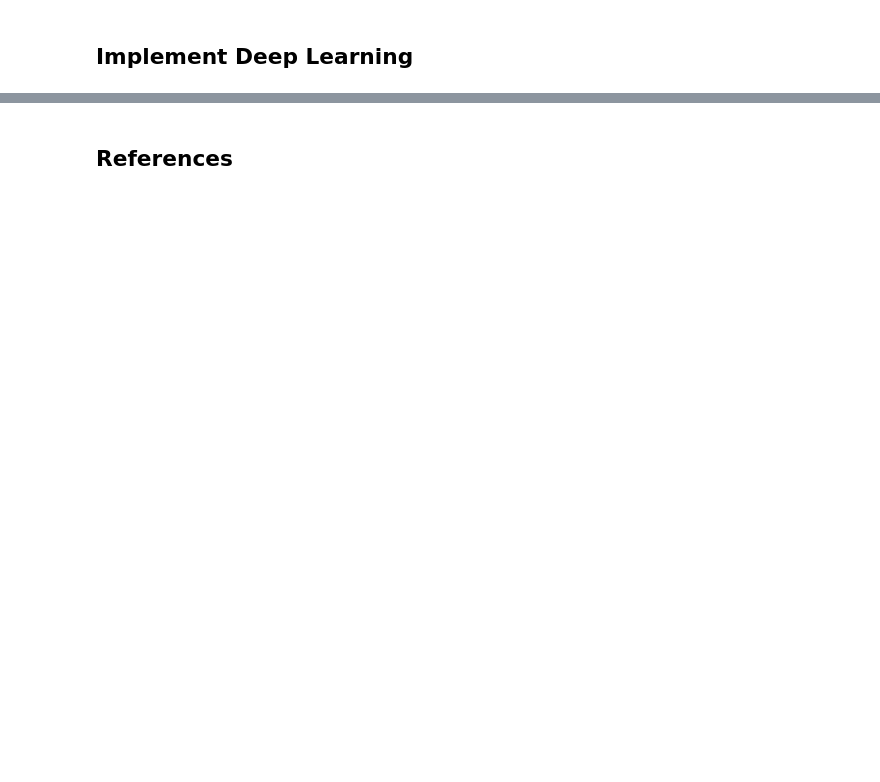
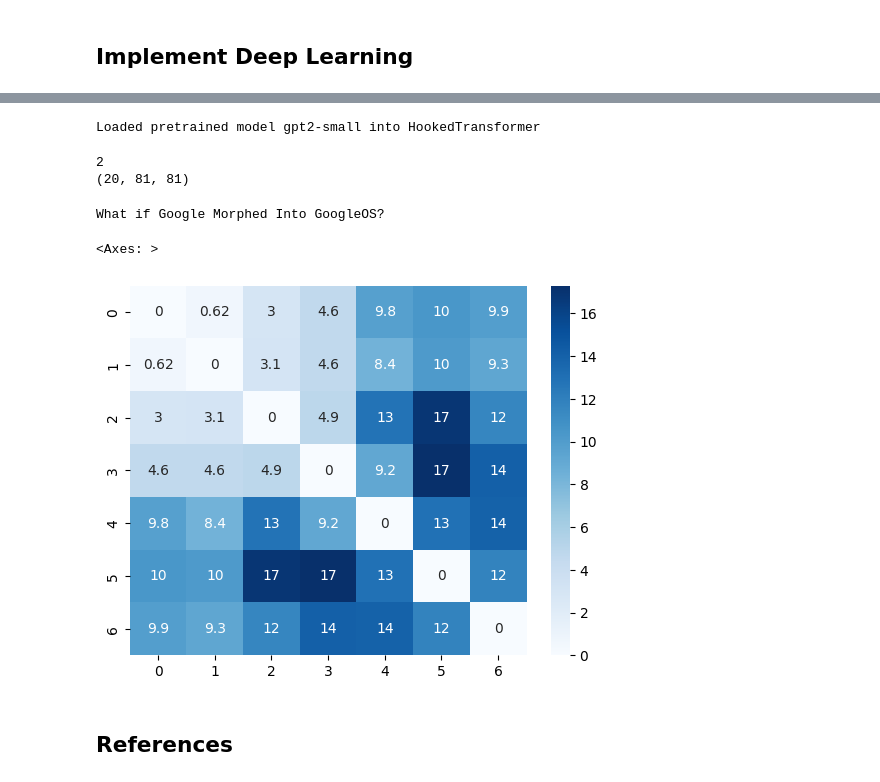
Before and after one commit to onjurgensen/probing_syntax_in_LLMs, a Jupyter notebook: probing_syntax_in_LLMs.ipynb, the cells around one changed output, grey strips where cells are left out. Cells and saved outputs as stored; diff of their text form; code cells hidden in the pictures; blank space fills up the shorter version.

```diff
--- a/probing_syntax_in_LLMs.ipynb
+++ b/probing_syntax_in_LLMs.ipynb
@@ -553,2 +594,30 @@ regimen.train_until_convergence(
+# %%
+# Prepare your new sentences as a SyntaxProbeDataset and DataLoader
+novel_sentences = sentences_test
+
+novel_dataset = SyntaxProbeDataset(novel_sentences, 'gpt2-small', 'blocks.8.hook_resid_post')
+novel_dataloader = DataLoader(novel_dataset, batch_size = 20, collate_fn=custom_collate_fn)
+
+# Make predictions
+predictions = regimen.predict(probe, model, novel_dataloader)
+# %% [output]
+Loaded pretrained model gpt2-small into HookedTransformer
+# %%
+print(len(predictions))
+print(predictions[0].shape)
+# %% [output]
+2
+(20, 81, 81)
+# %%
+sentence_idx = 0
+mat, ids, root_dist, forms = distance_matrix_from_sentence(sentences_test[sentence_idx])
+sentence = novel_sentences[sentence_idx]
+print(sentence.metadata["text"])
+sns.heatmap(predictions[0][sentence_idx][:len(sentence), :len(sentence)],
+            cmap = "Blues", annot = True)
+# %% [output]
+What if Google Morphed Into GoogleOS?
+<Axes: >
+[figure, added]
 # %% [markdown]
 ## References
```
Also changed, not shown: parts of 11 cells of this notebook, 1 other file.
